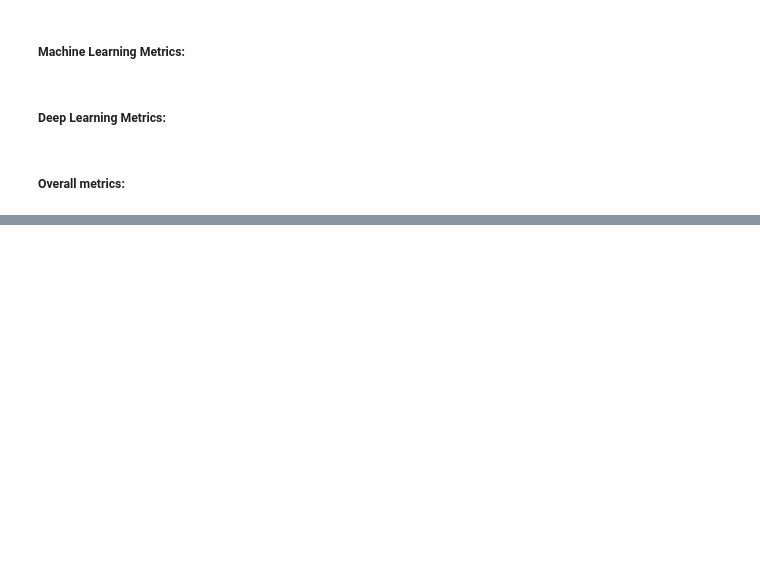
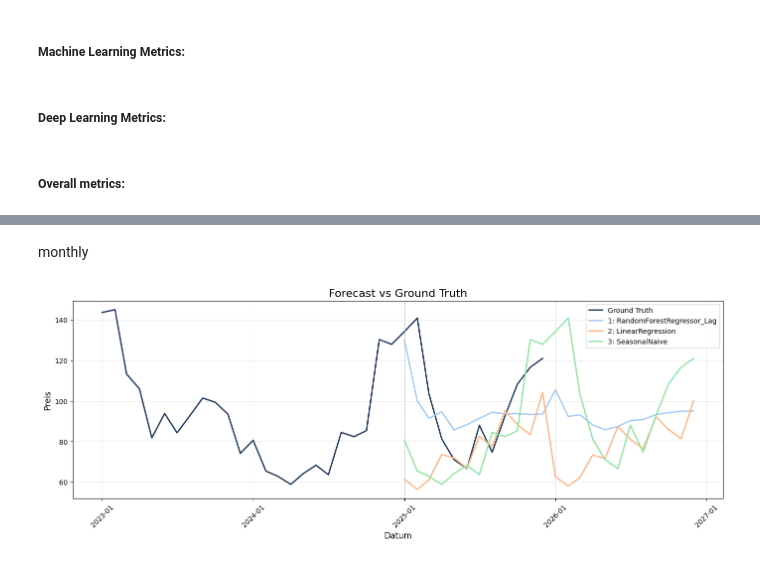
Before and after one commit to L-Schlosser/TIS3_CapstoneProject, a Jupyter notebook: code/capstone.ipynb, the cells around one changed output, grey strips where cells are left out. Drawn from its saved outputs; the diff is of its cells as text; code cells hidden in the pictures; blank space fills up the shorter version.

```diff
--- a/code/capstone.ipynb
+++ b/code/capstone.ipynb
@@ -98,0 +111,6 @@ find_n_best_models(overall_metrics, 3, merged_daily, merged_monthly)
+# %% [markdown]
+monthly
+# %%
+plot_forecasts(best_3_mon, 'best_3_models_monthly', frequency=FREQ_MONTHLY)
+# %% [output]
+[figure, added]
```
Also changed, not shown: parts of 21 cells of this notebook, 13 other files.
